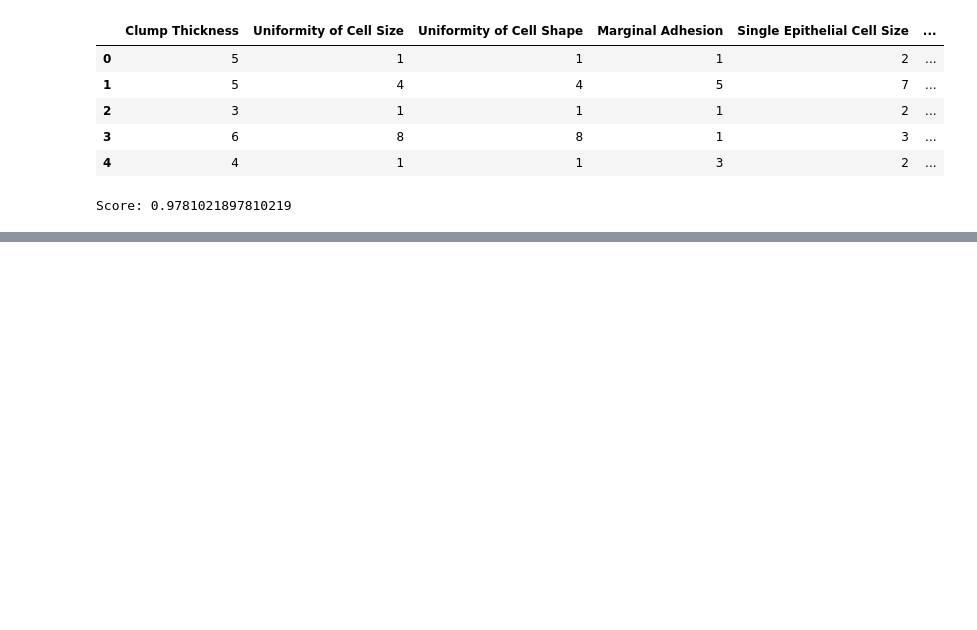
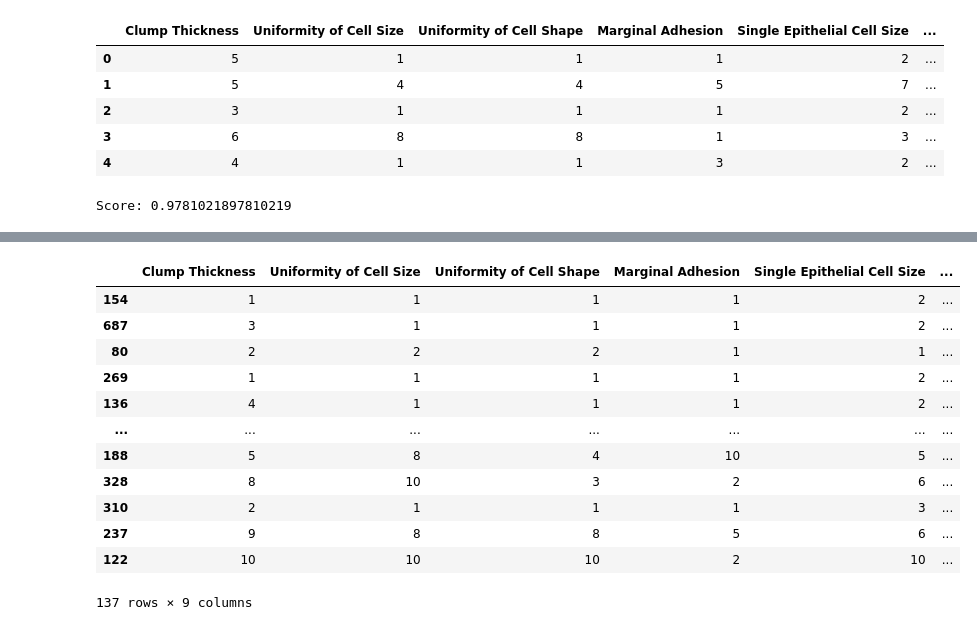
Before and after one commit to uo282000/Inteligencia-de-Negocio, a Jupyter notebook: Practica5/Practica 5.ipynb, the cells around one changed output, grey strips where cells are left out. Saved outputs shown, nothing was run; the diff lists cells and outputs as text; code cells hidden in the pictures; blank space fills up the shorter version.

```diff
--- a/Practica5/Practica 5.ipynb
+++ b/Practica5/Practica 5.ipynb
@@ -48,0 +69,16 @@ Score: 0.9781021897810219
+# %%
+X_test
+# %% [output]
+|  | Clump Thickness | Uniformity of Cell Size | Uniformity of Cell Shape | Marginal Adhesion | Single Epithelial Cell Size | ... |
+| 154 | 1 | 1 | 1 | 1 | 2 | ... |
+| 687 | 3 | 1 | 1 | 1 | 2 | ... |
+| 80 | 2 | 2 | 2 | 1 | 1 | ... |
+| 269 | 1 | 1 | 1 | 1 | 2 | ... |
+| 136 | 4 | 1 | 1 | 1 | 2 | ... |
+| ... | ... | ... | ... | ... | ... | ... |
+| 188 | 5 | 8 | 4 | 10 | 5 | ... |
+| 328 | 8 | 10 | 3 | 2 | 6 | ... |
+| 310 | 2 | 1 | 1 | 1 | 3 | ... |
+| 237 | 9 | 8 | 8 | 5 | 6 | ... |
+| 122 | 10 | 10 | 10 | 2 | 10 | ... |
+137 rows × 9 columns
```
Also changed, not shown: parts of 2 cells of this notebook, 2 other files.
